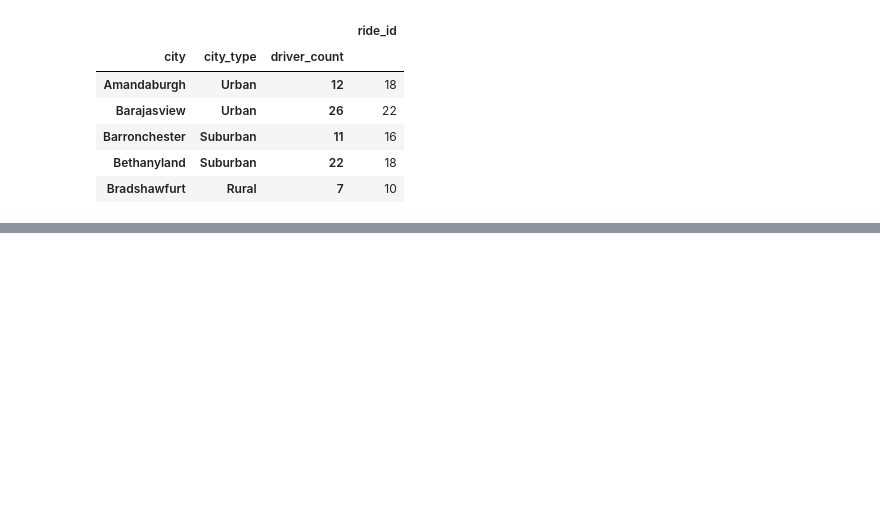
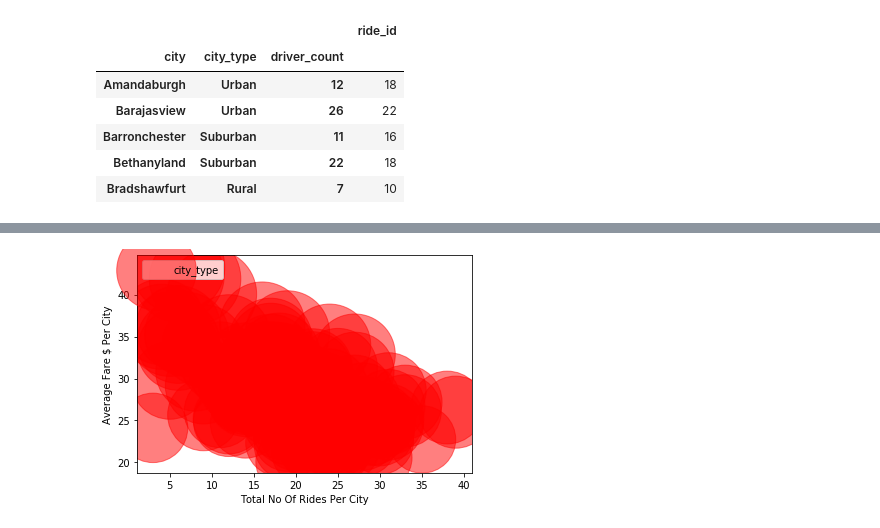
Before and after one commit to Nithyusha07/Matpotlib-challenge, a Jupyter notebook: PyBer.ipynb, the cells around one changed output, grey strips where cells are left out. Cells and saved outputs as stored; diff of their text form; code cells hidden in the pictures; blank space fills up the shorter version.

```diff
--- a/PyBer.ipynb
+++ b/PyBer.ipynb
@@ -98,0 +125,16 @@ plt.show()
+# %%
+x = rides_count_per_city
+y = Average_fare_per_city
+s = 200*y
+# p = 'city_type'
+
+
+
+plt.scatter(x, y, s, c='red', alpha=0.5, marker="o",
+            label="city_type")
+plt.xlabel('Total No Of Rides Per City')
+plt.ylabel('Average Fare $ Per City')
+plt.legend(loc=2)
+plt.show()
+# %% [output]
+[figure, added]
```
Also changed, not shown: parts of 3 cells of this notebook.
